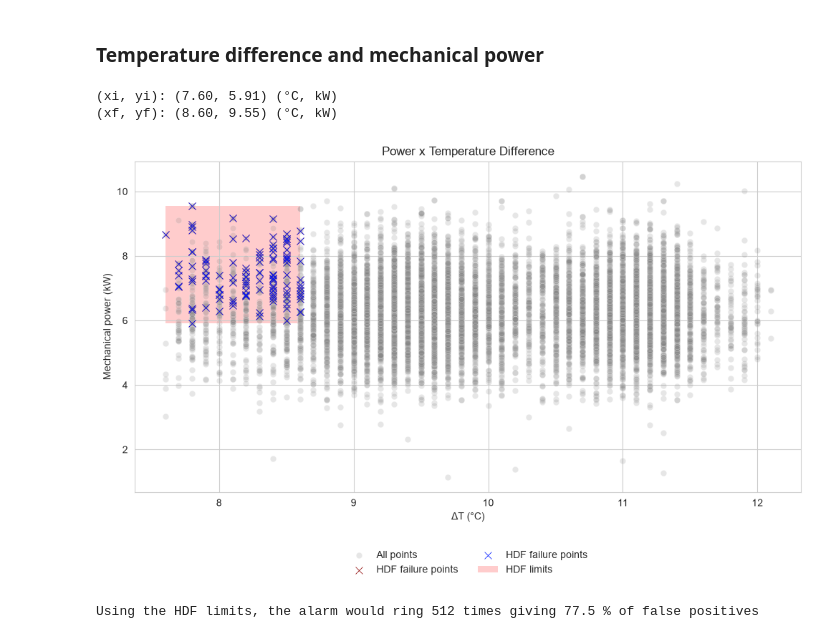
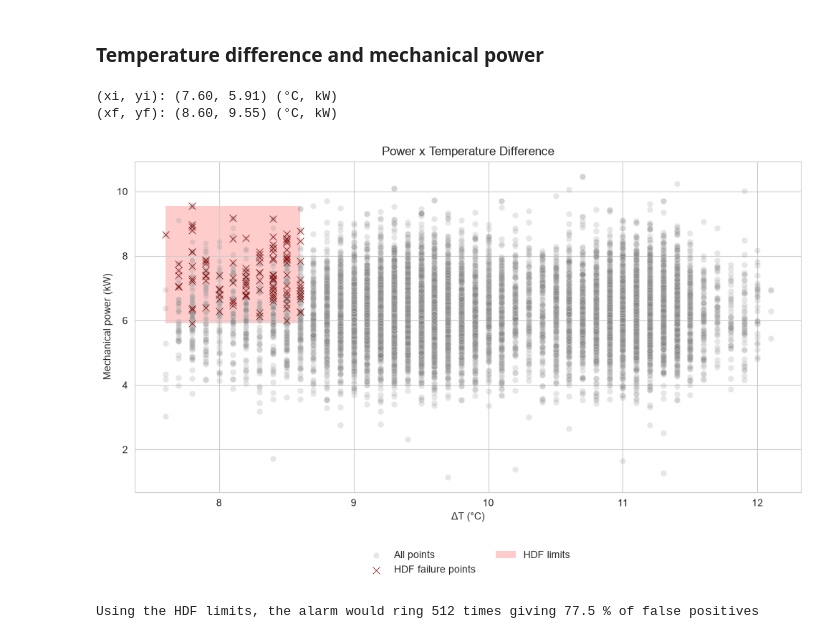
Before and after one commit to ghperez/milling-pdm, a Jupyter notebook: notebooks/03_process_variables_analysis.ipynb, the cells around one changed output. Saved outputs shown, nothing was run; the diff lists cells and outputs as text; code cells hidden in the pictures.

```diff
--- a/notebooks/03_process_variables_analysis.ipynb
+++ b/notebooks/03_process_variables_analysis.ipynb
@@ -537,48 +539,39 @@ sns.scatterplot(data=df_hdf,
                 zorder=5,
                 label="HDF failure points");
 
-sns.scatterplot(data=df_osf,
-                x="delta_temperature_celsius",
-                y="mech_power_kwatts",
-                marker="x",
-                s=50,
-                color="#001AFF",
-                zorder=5,
-                label="HDF failure points");
-
 ax = plt.gca()
 
 ## Plot limit region using the trigger values encontered in the time-series
 xi = float(df_hdf["delta_temperature_celsius"].min())
 yi = float(df_hdf["mech_power_kwatts"].min())
 dx = float(df_hdf["delta_temperature_celsius"].max() - df_hdf["delta_temperature_celsius"].min())
 dy = float(df_hdf["mech_power_kwatts"].max() - df_hdf["mech_power_kwatts"].min())
 print(f"(xi, yi): ({xi:.2f}, {yi:.2f}) (°C, kW)")
 print(f"(xf, yf): ({xi+dx:.2f}, {yi+dy:.2f}) (°C, kW)")
 
 rect = patches.Rectangle( (xi, yi), dx, dy,
                          linewidth=0,
                          facecolor='red',
                          alpha=0.2,
                          label="HDF limits",
                          zorder=-5)
 ax.add_patch(rect)
 
 ## Plot settings
 plt.title("Power x Temperature Difference")
 plt.xlabel(r"$\Delta$T (°C)")
 plt.ylabel("Mechanical power (kW)")
 plt.legend(
     loc='upper center',
     bbox_to_anchor=(0.5, -0.15),
     ncol=2,
     frameon=False
 )
 plt.show()
 # %% [output]
 (xi, yi): (7.60, 5.91) (°C, kW)
 (xf, yf): (8.60, 9.55) (°C, kW)
-[figure, old version]
+[figure, new version]
 # %%
 # Testing how many false positives an alarm set to the HDF limits shown would give
 allerts = df_failure_mode[(df_failure_mode["delta_temperature_celsius"] <= (xi+dx))
```
Also changed, not shown: parts of 6 cells of this notebook.
